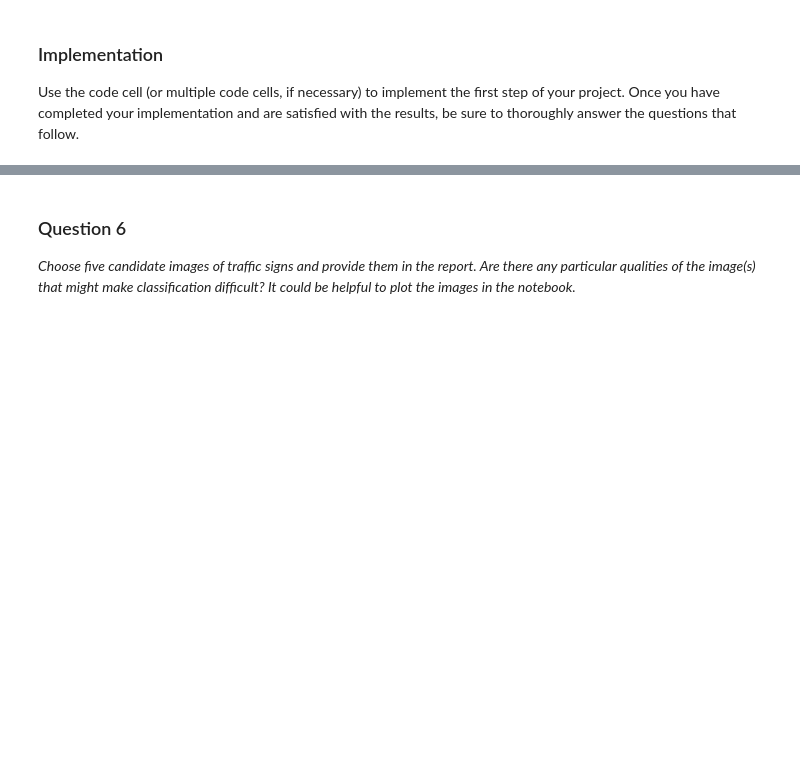
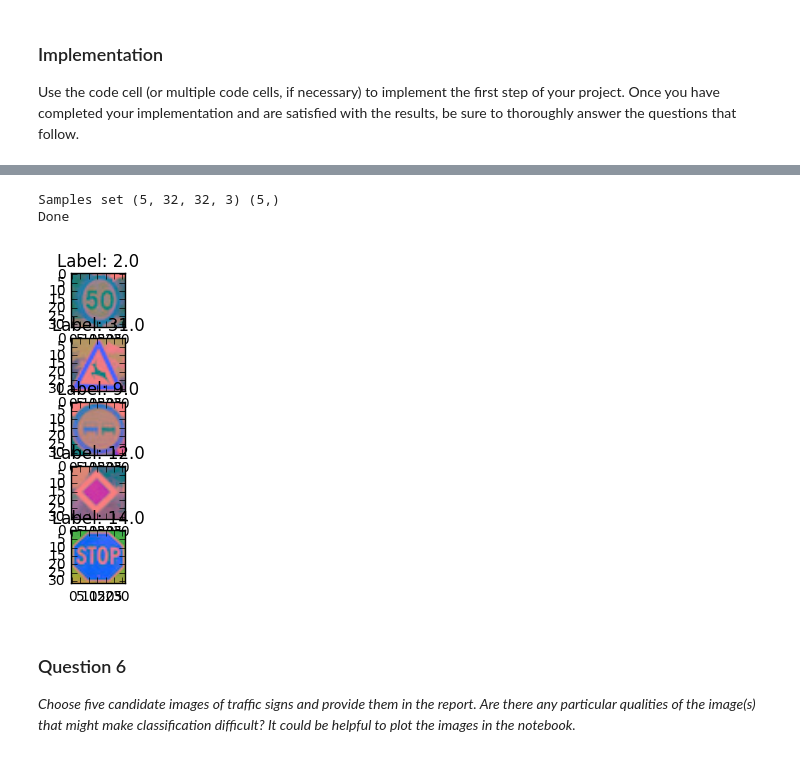
Before and after one commit to archelogos/CarND-Traffic-Sign-Classifier-Project, a Jupyter notebook: Traffic_Sign_Classifier.ipynb, the cells around one changed output, grey strips where cells are left out. Drawn from its saved outputs; the diff is of its cells as text; code cells hidden in the pictures; blank space fills up the shorter version.

```diff
--- a/Traffic_Sign_Classifier.ipynb
+++ b/Traffic_Sign_Classifier.ipynb
@@ -267,0 +202,4 @@ _Describe how you preprocessed the data. Why did you choose that technique?_
+# %%
+from sklearn.utils import shuffle
+
+X_train, y_train = shuffle(X_train, y_train)
@@ -315,3 +482,48 @@ Use the code cell (or multiple code cells, if necessary) to implement the first
+# %%
+def create_prediction_set(images):
+  data = []
+  labels = []
+  for image in images:
+    data.append(ndimage.imread('./images/cropped/'+image[0]))
+    labels.append(image[1])
+  data = np.array(data)
+  labels = np.array(labels).astype(np.float32)
+  return data, labels.reshape(labels.shape[0],)
+
+X_samples, y_samples = create_prediction_set(images)
+print('Samples set', X_samples.shape, y_samples.shape)
+
+preprocessing = True
+
+if preprocessing:
+  def color_processing(image):
+    yuv = cv2.cvtColor(image, cv2.COLOR_BGR2YUV)
+    y,u,v=cv2.split(yuv)
+    y=(y-y.min())*(255./(y.max()-y.min()))
+    y=y.astype(np.uint8)
+    yuv=cv2.merge((y,u,v))
+    return yuv
+
+  def images_processing(images):
+    images = map(color_processing, images)
+    return list(images)
+
+  X_samples = np.array(images_processing(X_samples))
+
+  print('Done')
+# %% [output]
+Samples set (5, 32, 32, 3) (5,)
+Done
+# %%
+for i in range(X_samples.shape[0]):
+  plt.subplot(1, X_samples.shape[0], i+1)
+  plt.imshow(X_samples[i])
+  plt.title('Label: ' + str(y_samples[i]))
+
+  if i == X_samples.shape[0]-1:
+    plt.show()
+# %% [output]
+[figure, added]
 # %% [markdown]
 ### Question 6
 
```
Also changed, not shown: parts of 27 cells of this notebook, 52 other files.
